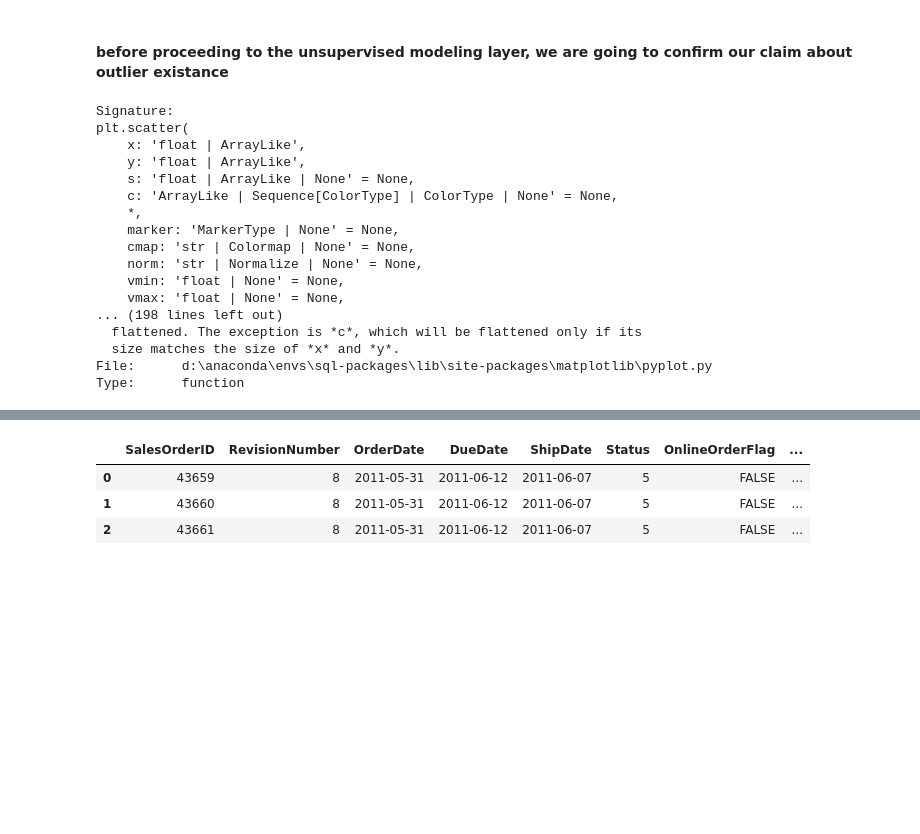
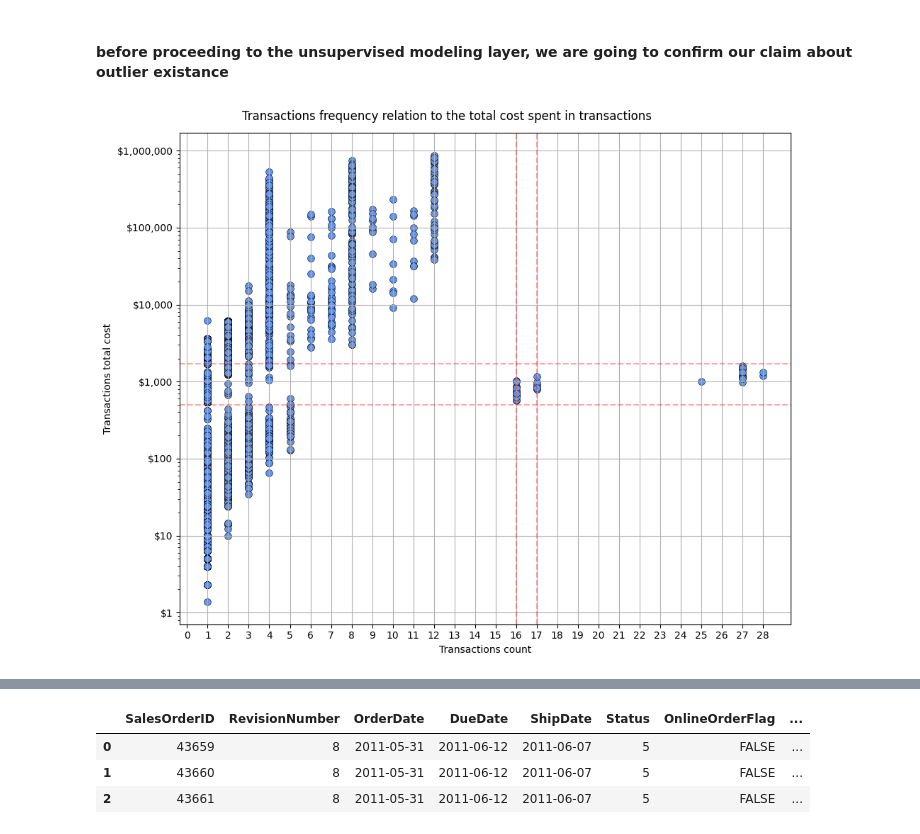
Before and after one commit to AtlasMarbx/AdventureWorks-Data-Migration-and-insight-extraction, a Jupyter notebook: EDA_process.ipynb, the cells around one changed output, grey strips where cells are left out. Cells and saved outputs as stored; diff of their text form; code cells hidden in the pictures; blank space fills up the shorter version.

```diff
--- a/EDA_process.ipynb
+++ b/EDA_process.ipynb
@@ -265,39 +286,46 @@ Transaction cost per order for high paying customers:
 # %% [markdown]
 #### before proceeding to the unsupervised modeling layer, we are going to confirm our claim about outlier existance
 # %%
+import matplotlib.ticker as ticker
+
 x_sales = SalesID_df['Transactions_count']
 y_sales = SalesID_df['Transactions_total']
 
 plt.figure(figsize=(10, 8))
 
 plt.scatter(x_sales, y_sales,
             s=50,
-            linewidth=2,
-            color='ciel')
+            linewidth=0.4,
+            color='cornflowerblue',
+            edgecolors='k')
 
 plt.suptitle('Transactions frequency relation to the total cost spent in transactions')
 plt.xlabel('Transactions count')
 plt.ylabel('Transactions total cost')
 
+# changed the scale into a logarithmic scale, so that y-axis won't dominate the difference between it and the x-axis
+plt.yscale('log')
+
+# changed the scientific notation into clear financial notations instead
+plt.gca().yaxis.set_major_formatter(ticker.FuncFormatter(lambda y, _: f'${y:,.0f}'))
+plt.xticks(np.arange(0, 29, 1))
+
+x_cords=[16, 17, 25, 27, 28]
+y_cords=[500, 1700]
+
+for x_line, y_line in zip(x_cords, y_cords):
+    plt.axvline(x=x_line,
+                color='red',
+                linestyle='--',
+                alpha=0.35)
+
+    plt.axhline(y=y_line,
+                color='red',
+                linestyle='--',
+                alpha=0.35)
+
 plt.tight_layout()
+plt.grid(True)
 plt.show()
+# %% [output]
+[figure, added]
-# %%
-plt.scatter?
-# %% [output]
-Signature:
-plt.scatter(
-    x: 'float | ArrayLike',
-    y: 'float | ArrayLike',
-    s: 'float | ArrayLike | None' = None,
-    c: 'ArrayLike | Sequence[ColorType] | ColorType | None' = None,
-    *,
-    marker: 'MarkerType | None' = None,
-    cmap: 'str | Colormap | None' = None,
-    norm: 'str | Normalize | None' = None,
-    vmin: 'float | None' = None,
-    vmax: 'float | None' = None,
-... (198 lines left out)
-  flattened. The exception is *c*, which will be flattened only if its
-  size matches the size of *x* and *y*.
-File:      d:\anaconda\envs\sql-packages\lib\site-packages\matplotlib\pyplot.py
-Type:      function
```
Also changed, not shown: parts of 11 cells of this notebook.
